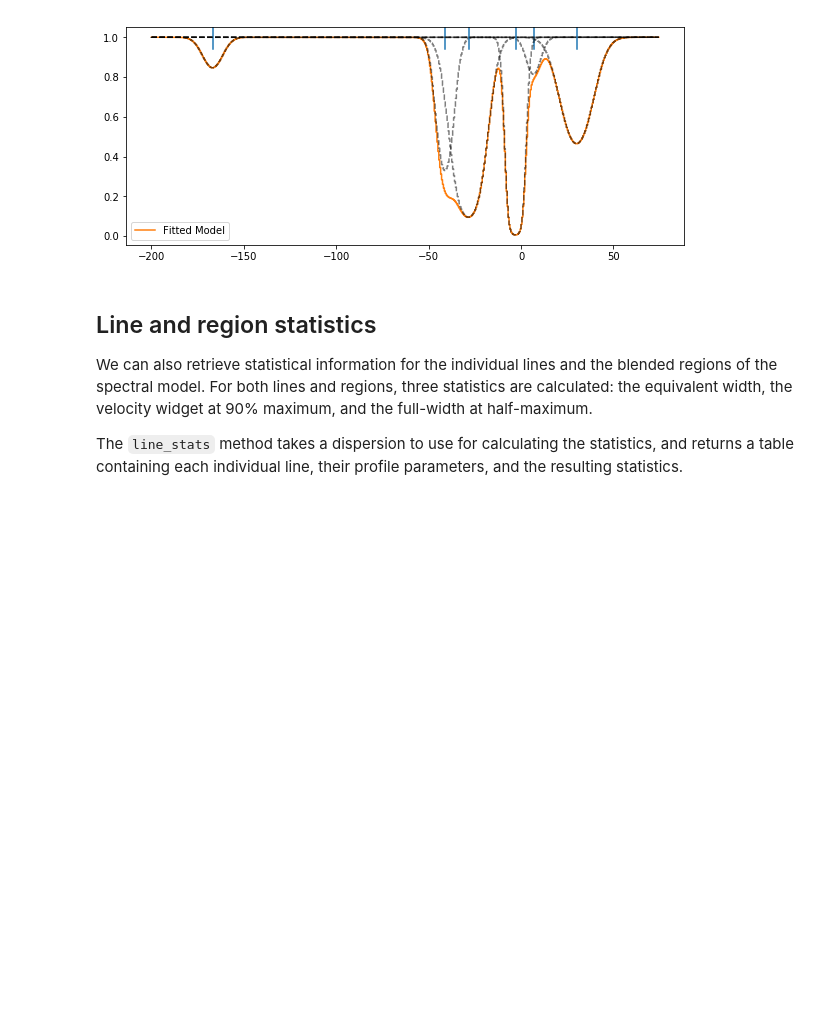
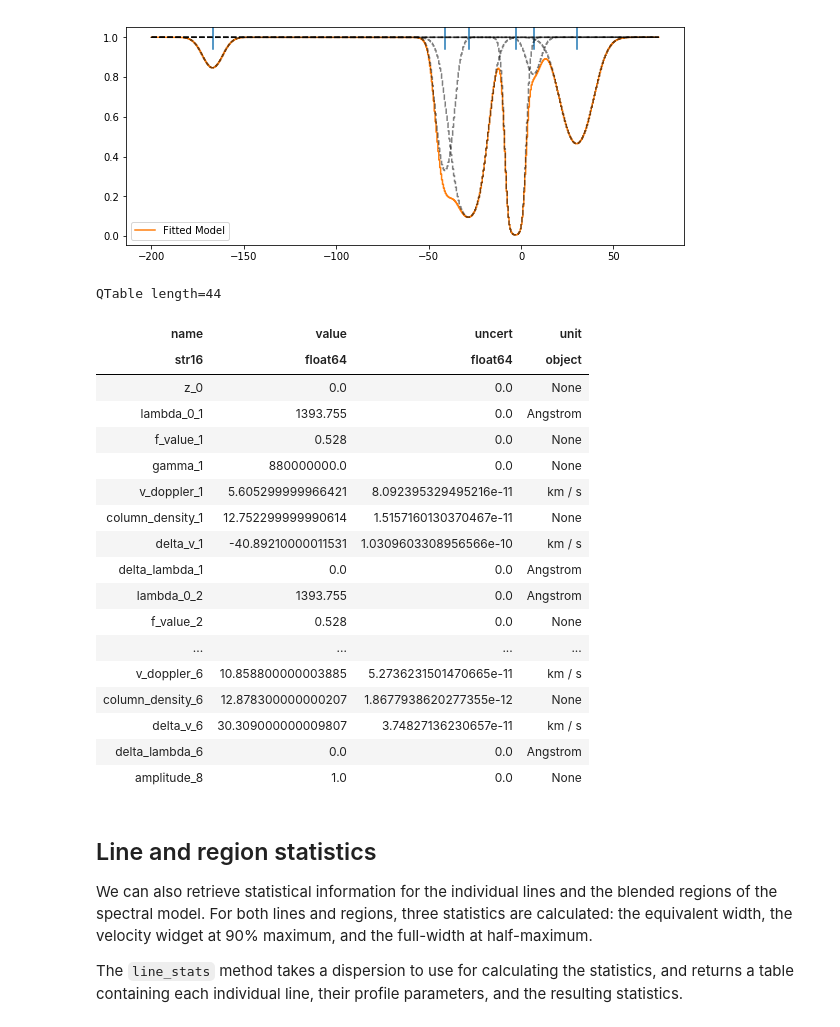
Before and after one commit to MISTY-pipeline/spectacle, a Jupyter notebook: notebooks/Introducing Spectacle.ipynb, the cells around one changed output. Drawn from its saved outputs; the diff is of its cells as text; code cells hidden in the pictures; blank space fills up the shorter version.

Commit message:
Include accessing fitter uncertainties in example notebook

```diff
--- a/notebooks/Introducing Spectacle.ipynb
+++ b/notebooks/Introducing Spectacle.ipynb
@@ -218,3 +216,29 @@ ax.legend()
+# %%
+### Retrieving fit uncertainties
+
+Both the LSQ `CurveFitter` and the MCMC `EmceeFitter` implemented in Spectacle contain an `unceratinti
+
+line_finder.fitter.uncertainties
+# %% [output]
+QTable length=44
+| name | value | uncert | unit |
+| str16 | float64 | float64 | object |
+| z_0 | 0.0 | 0.0 | None |
+| lambda_0_1 | 1393.755 | 0.0 | Angstrom |
+| f_value_1 | 0.528 | 0.0 | None |
+| gamma_1 | 880000000.0 | 0.0 | None |
+| v_doppler_1 | 5.605299999966421 | 8.092395329495216e-11 | km / s |
+| column_density_1 | 12.752299999990614 | 1.5157160130370467e-11 | None |
+| delta_v_1 | -40.89210000011531 | 1.0309603308956566e-10 | km / s |
+| delta_lambda_1 | 0.0 | 0.0 | Angstrom |
+| lambda_0_2 | 1393.755 | 0.0 | Angstrom |
+| f_value_2 | 0.528 | 0.0 | None |
+| ... | ... | ... | ... |
+| v_doppler_6 | 10.858800000003885 | 5.2736231501470665e-11 | km / s |
+| column_density_6 | 12.878300000000207 | 1.8677938620277355e-12 | None |
+| delta_v_6 | 30.309000000009807 | 3.74827136230657e-11 | km / s |
+| delta_lambda_6 | 0.0 | 0.0 | Angstrom |
+| amplitude_8 | 1.0 | 0.0 | None |
 # %% [markdown]
 ## Line and region statistics
 
```
Also changed, not shown: parts of 3 cells of this notebook, 3 other files.
